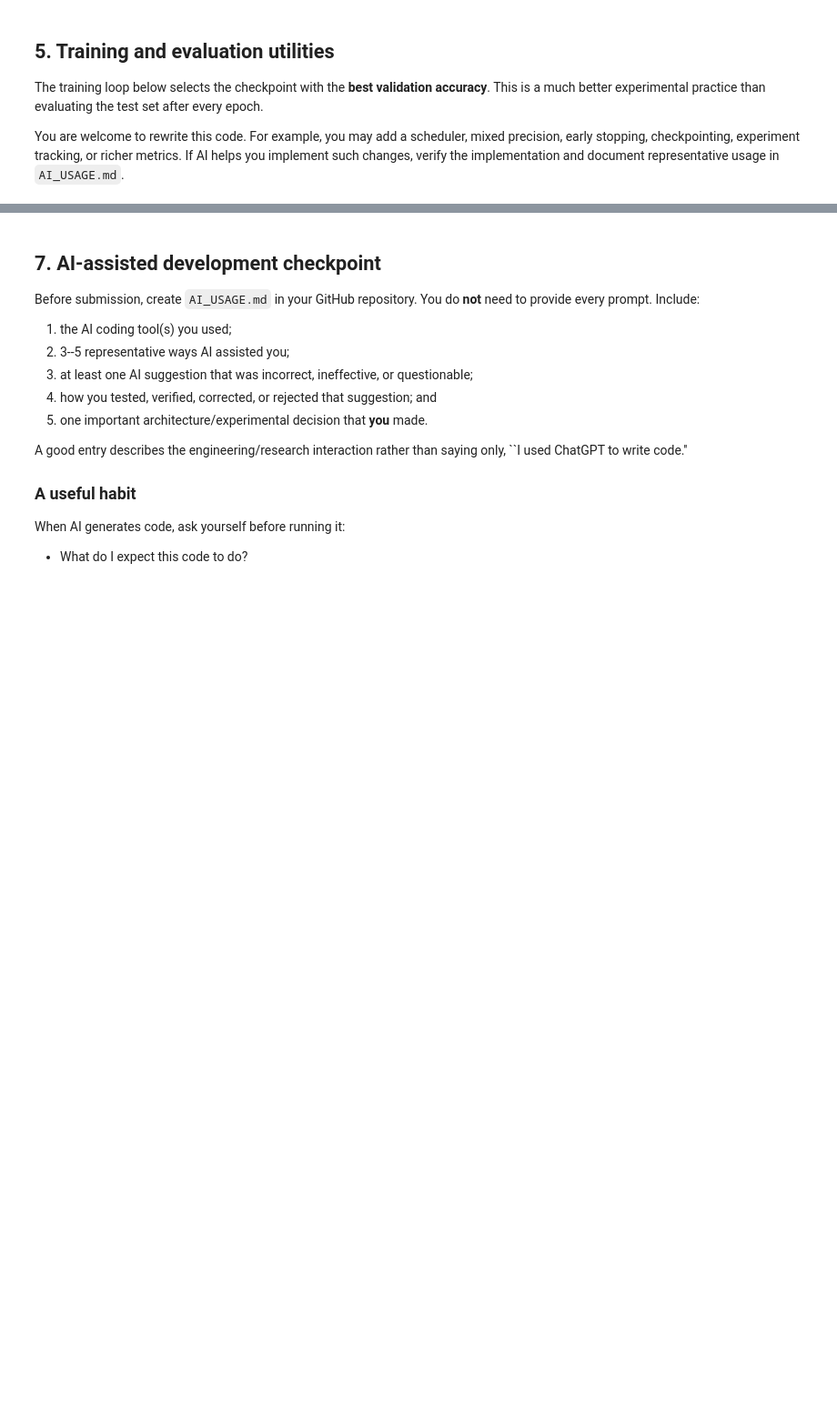
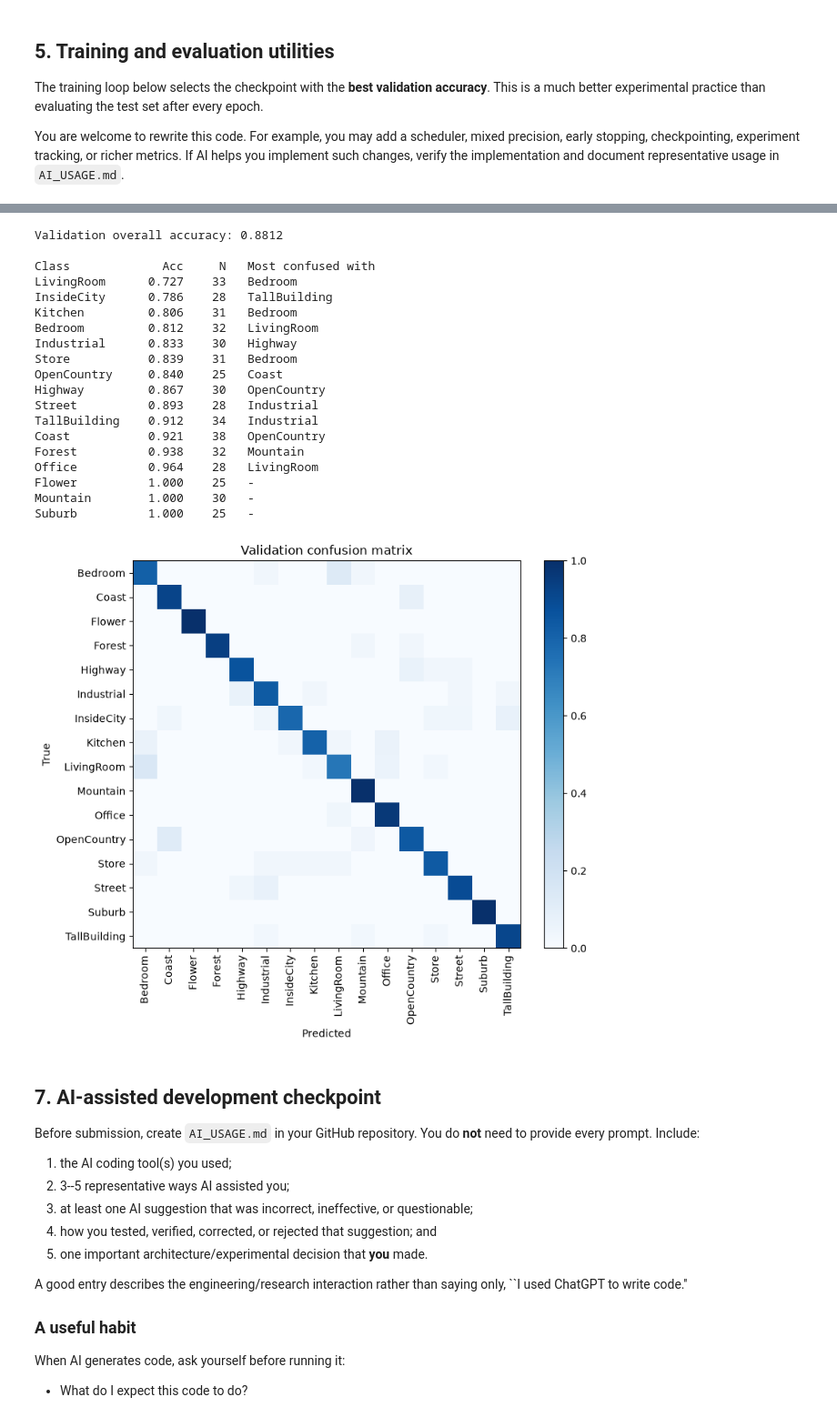
Before and after one commit to bfaryadi/ITCS-6169-a1, a Jupyter notebook: ITCS_6169_8169_Assignment1_2026.ipynb, the cells around one changed output, grey strips where cells are left out. Shown at 91% size. Cells and saved outputs as stored; diff of their text form; code cells hidden in the pictures; blank space fills up the shorter version.

```diff
--- a/ITCS_6169_8169_Assignment1_2026.ipynb
+++ b/ITCS_6169_8169_Assignment1_2026.ipynb
@@ -577,0 +645,6 @@ Final test accuracy: 0.8450
+# %%
+# also evaluate on last state
+model.load_state_dict(last_state)
+test_loss, test_acc = evaluate(model, test_loader, device)
+print(f'Final test loss: {test_loss:.4f}')
+print(f'Final test accuracy: {test_acc:.4f}')
@@ -578,3 +654,75 @@ Final test accuracy: 0.8450
+# %%
+import numpy as np
+import matplotlib.pyplot as plt
+
+@torch.no_grad()
+def get_predictions(model, loader, device):
+    model.eval()
+    all_preds, all_labels = [], []
+    for images, labels in loader:
+        logits = model(images.to(device))
+        all_preds.append(logits.argmax(dim=1).cpu())
+        all_labels.append(labels)
+    return torch.cat(all_preds).numpy(), torch.cat(all_labels).numpy()
+
+def per_class_report(model, loader, class_names, device, title=''):
+    preds, labels = get_predictions(model, loader, device)
+    n = len(class_names)
+
+    # Confusion matrix: rows = true class, cols = predicted class
+    cm = np.zeros((n, n), dtype=int)
+    for t, p in zip(labels, preds):
+        cm[t, p] += 1
+
+    support = cm.sum(axis=1)
+    per_class_acc = cm.diagonal() / np.maximum(support, 1)
+
+    print(f'{title} overall accuracy: {(preds == labels).mean():.4f}\n')
+    print(f'{"Class":<14}{"Acc":>7}{"N":>6}   Most confused with')
+    for i in np.argsort(per_class_acc):  # worst classes first
+        off = cm[i].copy()
+        off[i] = 0
+        confused = class_names[off.argmax()] if off.sum() > 0 else '-'
+        print(f'{class_names[i]:<14}{per_class_acc[i]:>7.3f}{support[i]:>6}   {confused}')
+
+    # Confusion matrix plot (row-normalized)
+    fig, ax = plt.subplots(figsize=(8, 7))
+    im = ax.imshow(cm / np.maximum(support[:, None], 1), cmap='Blues', vmin=0, vmax=1)
+    ax.set_xticks(range(n)); ax.set_xticklabels(class_names, rotation=90)
+    ax.set_yticks(range(n)); ax.set_yticklabels(class_names)
+    ax.set_xlabel('Predicted'); ax.set_ylabel('True')
+    ax.set_title(f'{title} confusion matrix')
+    plt.colorbar(im, fraction=0.046)
+    plt.tight_layout()
+    plt.show()
+    return cm, per_class_acc
+
+# Use validation for analysis and decisions
+cm_val, acc_val = per_class_report(model, val_loader, class_names, device, 'Validation')
+
+# Test set only for the final reported model
+# cm_test, acc_test = per_class_report(model, test_loader, class_names, device, 'Test')
+# %% [output]
+Validation overall accuracy: 0.8812
+
+Class             Acc     N   Most confused with
+LivingRoom      0.727    33   Bedroom
+InsideCity      0.786    28   TallBuilding
+Kitchen         0.806    31   Bedroom
+Bedroom         0.812    32   LivingRoom
+Industrial      0.833    30   Highway
+Store           0.839    31   Bedroom
+OpenCountry     0.840    25   Coast
+Highway         0.867    30   OpenCountry
+Street          0.893    28   Industrial
+TallBuilding    0.912    34   Industrial
+Coast           0.921    38   OpenCountry
+Forest          0.938    32   Mountain
+Office          0.964    28   LivingRoom
+Flower          1.000    25   -
+Mountain        1.000    30   -
+Suburb          1.000    25   -
+[figure, added]
 # %% [markdown]
 ## 7. AI-assisted development checkpoint
 
```
Also changed, not shown: parts of 10 cells of this notebook, 1 other file.
